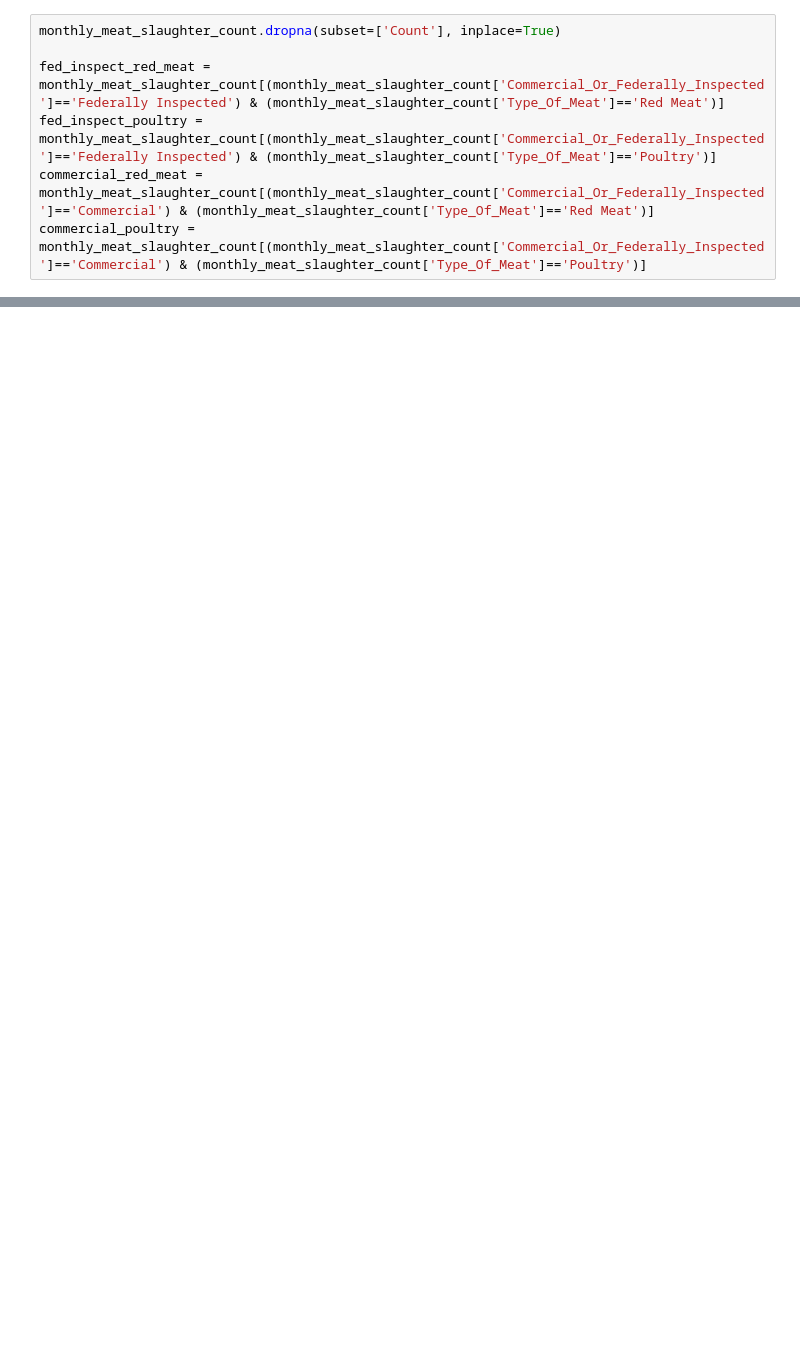
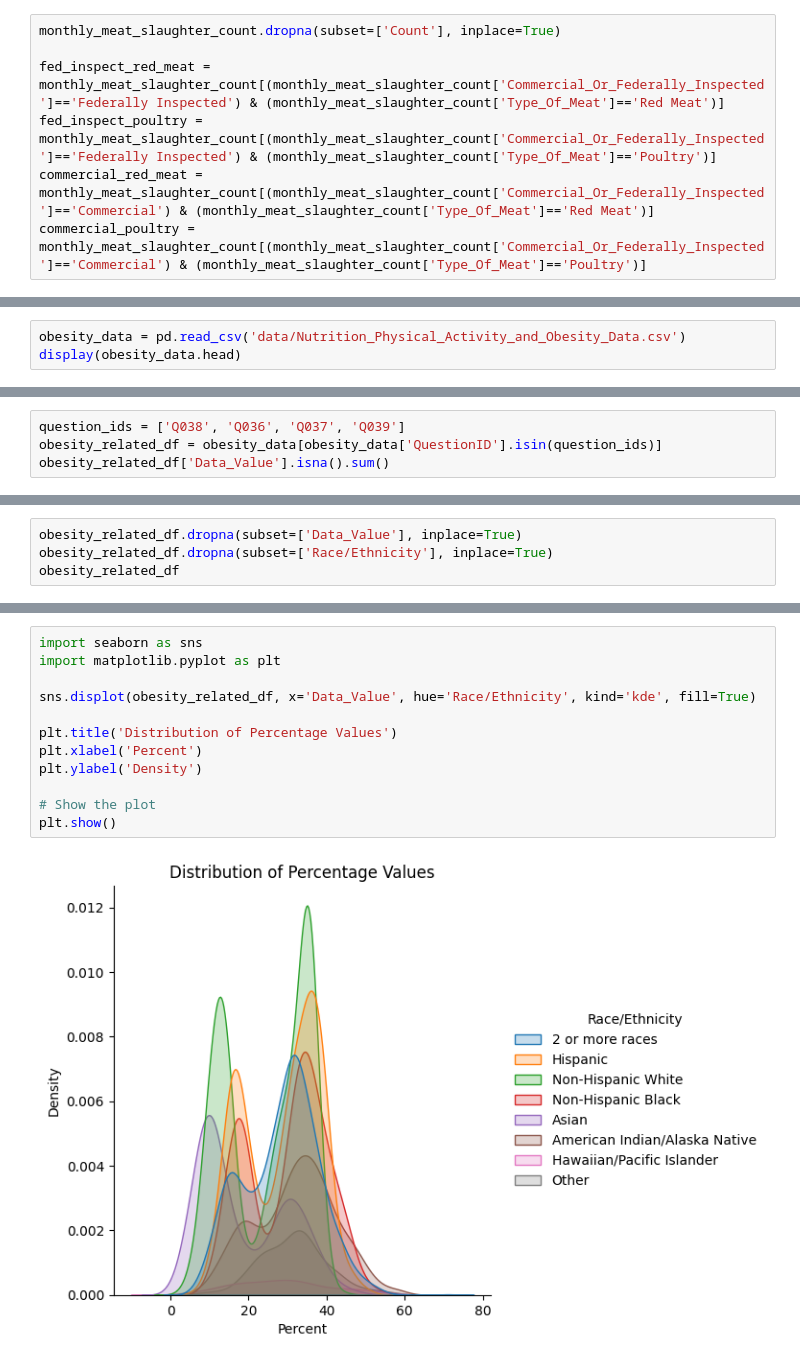
Before and after one commit to YuvBindal/Citadel-APAC-DATATHON-24, a Jupyter notebook: deepan-tests.ipynb, the cells around one changed output, grey strips where cells are left out. Drawn from its saved outputs; the diff is of its cells as text; blank space fills up the shorter version.

```diff
--- a/deepan-tests.ipynb
+++ b/deepan-tests.ipynb
@@ -96,0 +156,3 @@ plt.show()
+# %%
+obesity_data = pd.read_csv('data/Nutrition_Physical_Activity_and_Obesity_Data.csv')
+display(obesity_data.head)
@@ -96,0 +177,4 @@ plt.show()
+# %%
+question_ids = ['Q038', 'Q036', 'Q037', 'Q039']
+obesity_related_df = obesity_data[obesity_data['QuestionID'].isin(question_ids)]
+obesity_related_df['Data_Value'].isna().sum()
@@ -96,0 +183,4 @@ plt.show()
+# %%
+obesity_related_df.dropna(subset=['Data_Value'], inplace=True)
+obesity_related_df.dropna(subset=['Race/Ethnicity'], inplace=True)
+obesity_related_df
@@ -96,0 +209,14 @@ plt.show()
+# %%
+import seaborn as sns
+import matplotlib.pyplot as plt
+
+sns.displot(obesity_related_df, x='Data_Value', hue='Race/Ethnicity', kind='kde', fill=True)
+
+plt.title('Distribution of Percentage Values')
+plt.xlabel('Percent')
+plt.ylabel('Density')
+
+# Show the plot
+plt.show()
+# %% [output]
+[figure, added]
```
Also changed, not shown: parts of 17 cells of this notebook, 4 other files.
